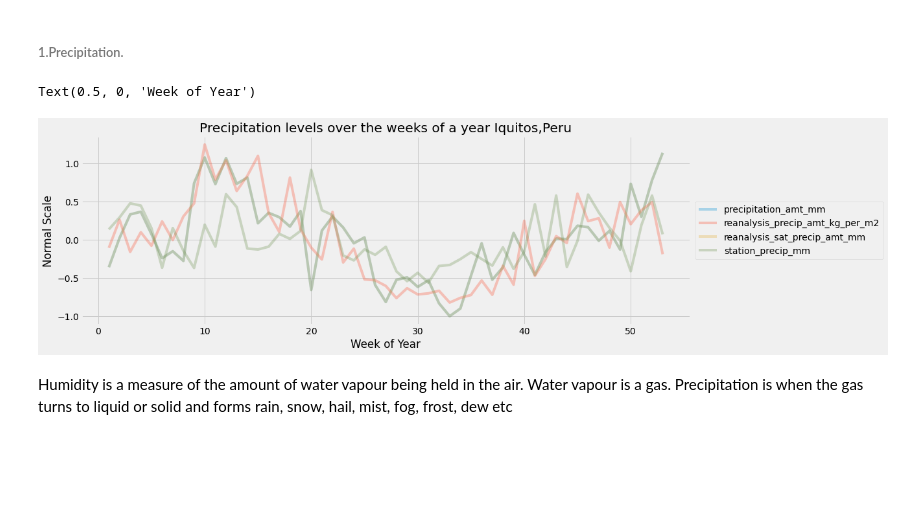
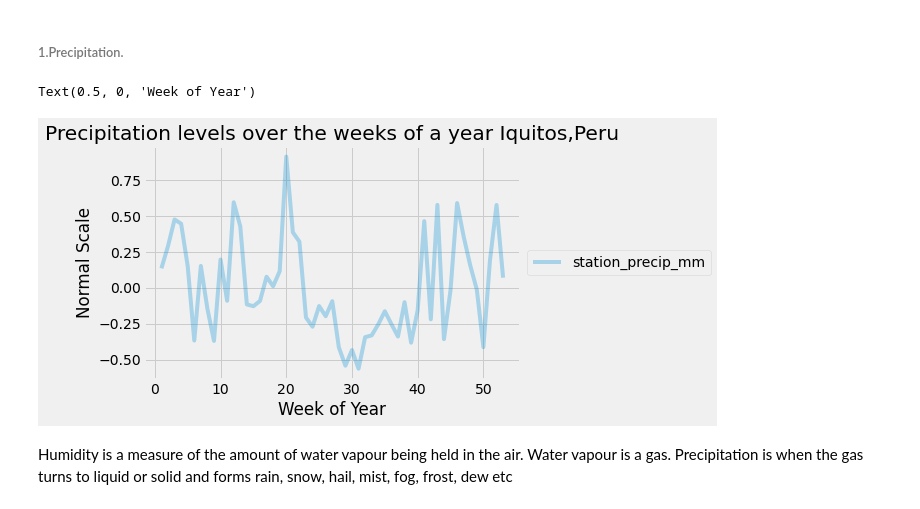
Before and after one commit to Mjcherono/Predicting-Disease-Spread, a Jupyter notebook: dengue.ipynb, the cells around one changed output. Drawn from its saved outputs; the diff is of its cells as text; code cells hidden in the pictures; blank space fills up the shorter version.

```diff
--- a/dengue.ipynb
+++ b/dengue.ipynb
@@ -490,0 +579,16 @@ Most parts of this city are rocky.
+# %%
+# getting total vegetation
+iq['ndvi_all_directions']=(iq['ndvi_ne']+iq['ndvi_nw']+iq['ndvi_se']+iq['ndvi_sw'])/4
+
+# categorizing vegetation into different specific types
+def get_ndvi_category(x):
+    x=float(x)
+    if x < 0.1: return 'water'
+    if x >= 0.1 and x <0.2: return 'rock/sand'
+    if x >=0.2 and x<0.5 : return 'shrub/grassland'
+    if x > 0.6: return 'forest'
+    return "other"
+iq['ndvi_desc'] =iq.ndvi_all_directions.apply(get_ndvi_category)
+
+# calculating frequency of thetype ofvegetation
+iq['ndvi_desc'].value_counts().plot(kind='bar')
@@ -742,19 +877,16 @@ Index(['precipitation_amt_mm', 'reanalysis_air_temp_k',
 ###### 1.Precipitation.
 # %%
 #selecting columns
-precipitation_iq = scaled_iq.iloc[:,[0,6,8,15,16]]
+precipitation_iq = scaled_iq.iloc[:,[15,16]]
 
-plt.subplots(figsize=(15, 5))
-
-for i in (precipitation_iq.columns[0:4]):
-  precipitation_iq.groupby('weekofyear')[i].mean().plot(alpha=0.3)
+precipitation_iq.groupby('weekofyear').mean().plot(alpha=0.3)
 plt.legend(loc='center left', bbox_to_anchor=(1, 0.5))
 plt.title('Precipitation levels over the weeks of a year Iquitos,Peru')
 plt.ylabel('Normal Scale')
 plt.xlabel('Week of Year')
 # %% [output]
 Text(0.5, 0, 'Week of Year')
-[figure, old version]
+[figure, new version]
 # %% [markdown]
 Humidity is a measure of the amount of water vapour being held in the air. Water vapour is a gas. Precipitation is when the gas turns to liquid or solid and forms rain, snow, hail, mist, fog, frost, dew etc
 # %% [markdown]
```
Also changed, not shown: parts of 34 cells of this notebook.
